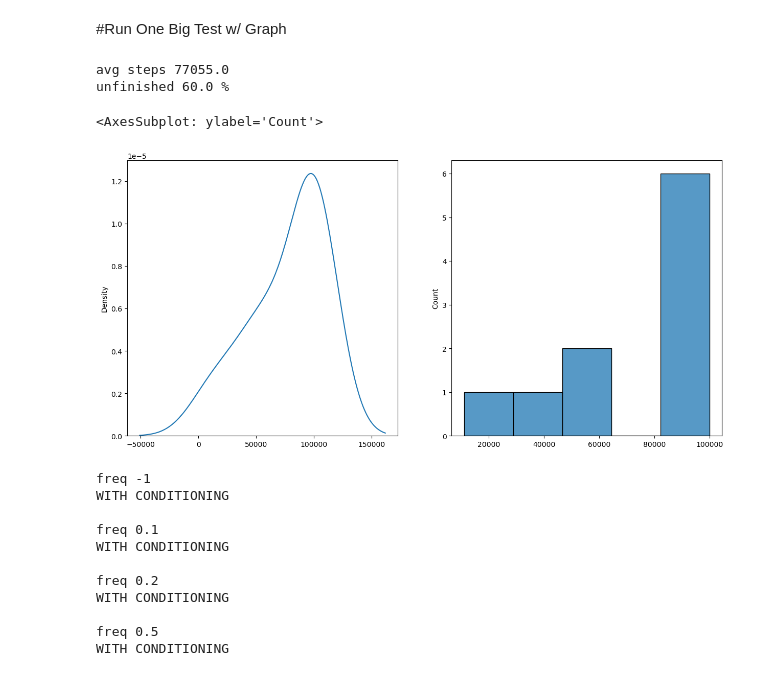
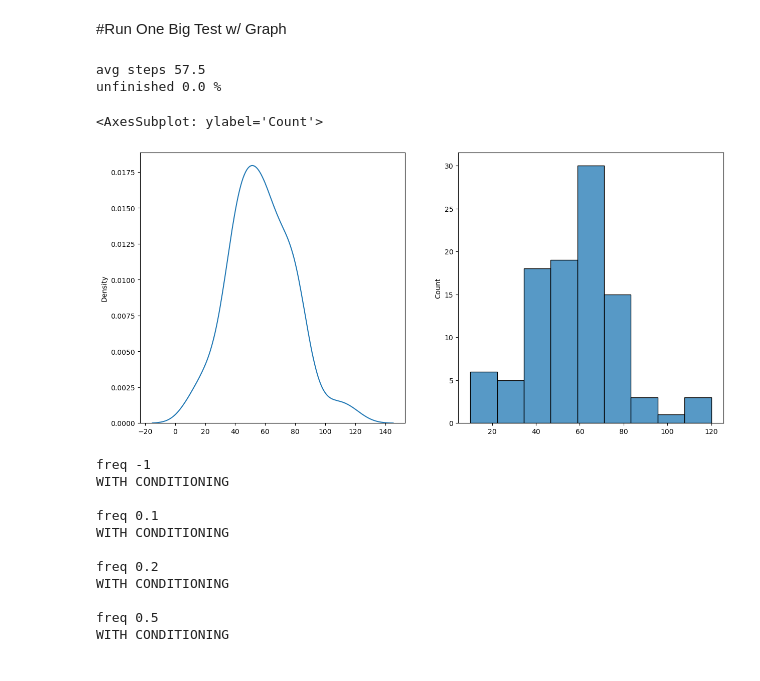
Before and after one commit to Daniel-Packer/eigenvector-retrieval, a Jupyter notebook: Algorithm_Notebook.ipynb, the cells around one changed output. Saved outputs shown, nothing was run; the diff lists cells and outputs as text; code cells hidden in the pictures.

Commit message:
Update Algorithm_Notebook.ipynb
Implemented "strength of projection"

```diff
--- a/Algorithm_Notebook.ipynb
+++ b/Algorithm_Notebook.ipynb
@@ -69,13 +69,15 @@ def generate_problem(d: int, k: int):
     return v_init, big_matrix, ell, v_abs, epsilon
 # %%
 def project(v, w):
-  """
-  This function should return the projection of `v` onto the span of `w`.
-  """
-  r = np.dot(v, w)/(np.dot(w, w)) * w
+    """
+    This function should return the projection of `v` onto the span of `w`.
+    """
+    proj_w_v = np.dot(v, w)/(np.dot(w, w)) * w
 
-  return r
+    return proj_w_v
 # %%
-def project_onto_orthogonal_subspace(v, w):
-  return v - project(v, w)
+def project_onto_orthogonal_subspace(v, w, proj_strength):
+    proj = v - project(v, w)
+    final = v*(1-proj_strength) + proj*(proj_strength)
+    return final
 # %%
@@ -144,7 +146,7 @@ def score(v_current, epsilon):
 # %% [markdown]
 ^^^THEIR ALGORITHM(ISH)^^^
 # %%
-def big_test(d, k, n_iter, x, rounding_freq, conditioning, random_rounding):
+def big_test(d, k, n_iter, x, rounding_freq, conditioning, random_rounding, proj_strength):
 
   sum = 0
   unfinished = 0
@@ -152,7 +154,7 @@ def big_test(d, k, n_iter, x, rounding_freq, conditioning, random_rounding):
   #run x amount of times
   for i in range(x):
     v_init, M, ell, eigenvec_abs, epsilon = generate_problem(d, k)
-    v, steps_taken = K_algorithm(v_init, M, ell, eigenvec_abs, epsilon, n_iter, rounding_freq, conditioning, random_rounding)
+    v, steps_taken = K_algorithm(v_init, M, ell, eigenvec_abs, epsilon, n_iter, rounding_freq, conditioning, random_rounding, proj_strength)
     steps_taken_list.append(steps_taken)
     if (steps_taken==n_iter):
       unfinished += 1
@@ -162,29 +164,30 @@ def big_test(d, k, n_iter, x, rounding_freq, conditioning, random_rounding):
 # %% [markdown]
 #Run One Big Test w/ Graph
 # %%
-d, k = 100, 0
-n_iter = 100000
-x = 10
+d, k = 10, 0
+n_iter = 1000
+x = 100
 #run x amount of times
-conditioning = True
+conditioning = False
 random_rounding = False
 rounding_freq = -1
-steps_taken_list, num_unfinished = big_test(d, k, n_iter, x, rounding_freq, conditioning, random_rounding)
+proj_strength = 1
+steps_taken_list, num_unfinished = big_test(d, k, n_iter, x, rounding_freq, conditioning, random_rounding, proj_strength)
 print("avg steps", np.mean(steps_taken_list))
 print("unfinished", num_unfinished/x*100, "%")
 
 fig, ax = plt.subplots(1, 2, figsize=(15,7))
 #make a 1 by 2 array of axis, put them in the fig object (of size 10 x 5 inches? pixels? )
 #ax is the list of axis
 
 #rounding is what gets you stuck in loops!!
 
 sns.kdeplot(x=steps_taken_list, ax=ax[0])
 sns.histplot(x=steps_taken_list, ax=ax[1])
 # %% [output]
-avg steps 77055.0
-unfinished 60.0 %
+avg steps 57.5
+unfinished 0.0 %
 <AxesSubplot: ylabel='Count'>
-[figure, old version]
+[figure, new version]
 # %%
 #RUN A BUNCH OF BIG TESTS DIFF ROUNDING FREQ
```
Also changed, not shown: parts of 5 cells of this notebook.
